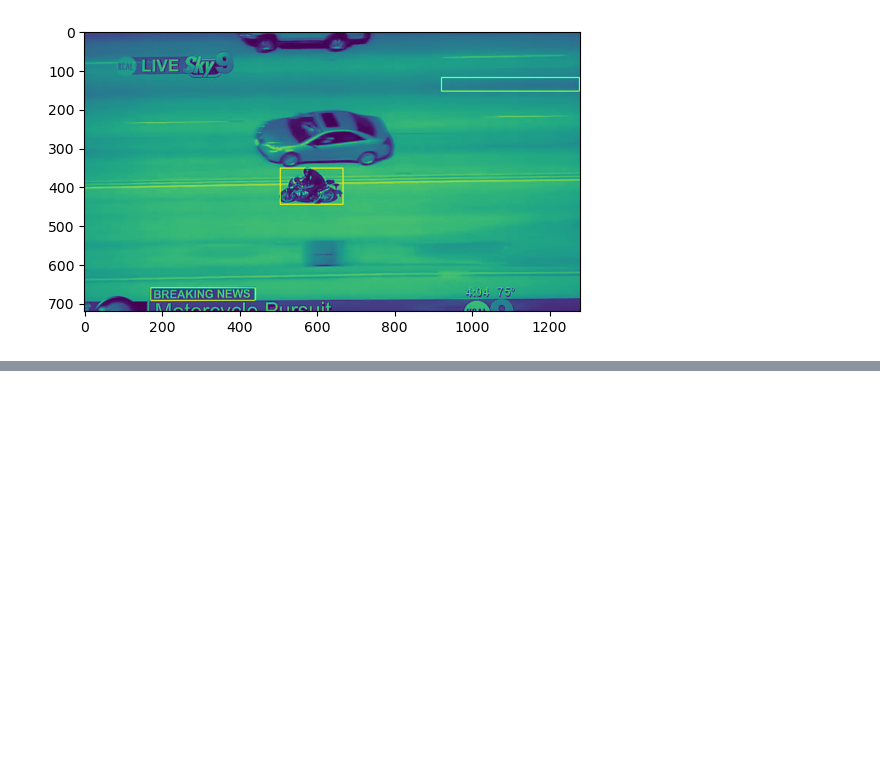
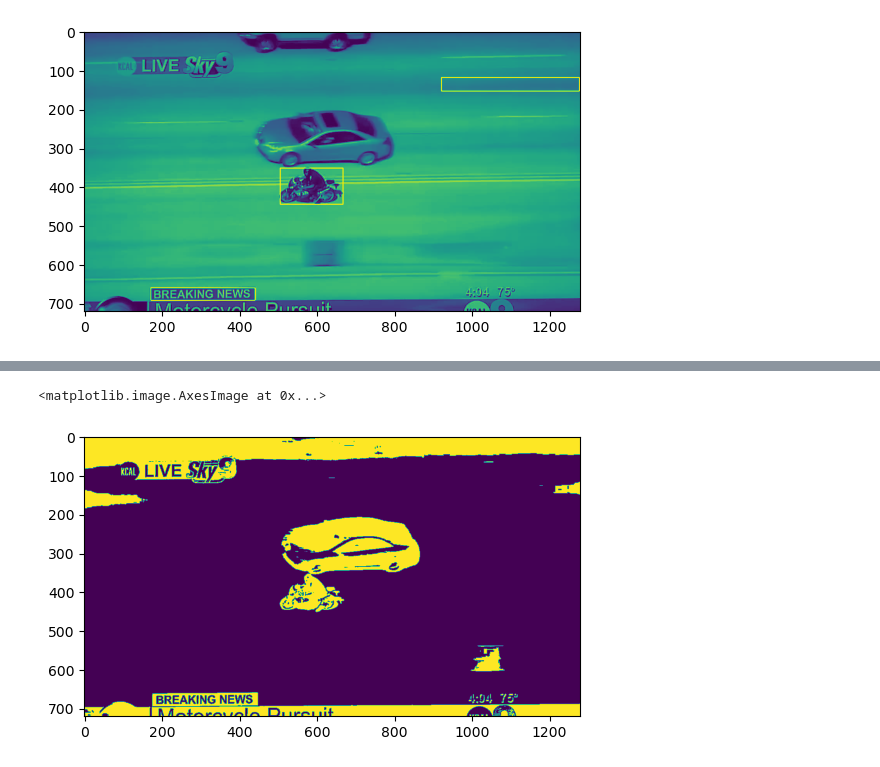
Before and after one commit to ivan-serrano-hernandez/Computer-Vision-project, a Jupyter notebook: Centroid-based Tracking.ipynb, the cells around one changed output, grey strips where cells are left out. Drawn from its saved outputs; the diff is of its cells as text; code cells hidden in the pictures; blank space fills up the shorter version.

```diff
--- a/Centroid-based Tracking.ipynb
+++ b/Centroid-based Tracking.ipynb
@@ -181,0 +219,9 @@ runTracker()
+# %%
+# STEP 2: Otsu binarization
+ret, bw = cv2.threshold(gray,
+                             0, 255,
+                             cv2.THRESH_BINARY_INV + cv2.THRESH_OTSU)
+plt.imshow(bw)
+# %% [output]
+<matplotlib.image.AxesImage at 0x...>
+[figure, added]
```
Also changed, not shown: parts of 11 cells of this notebook.
